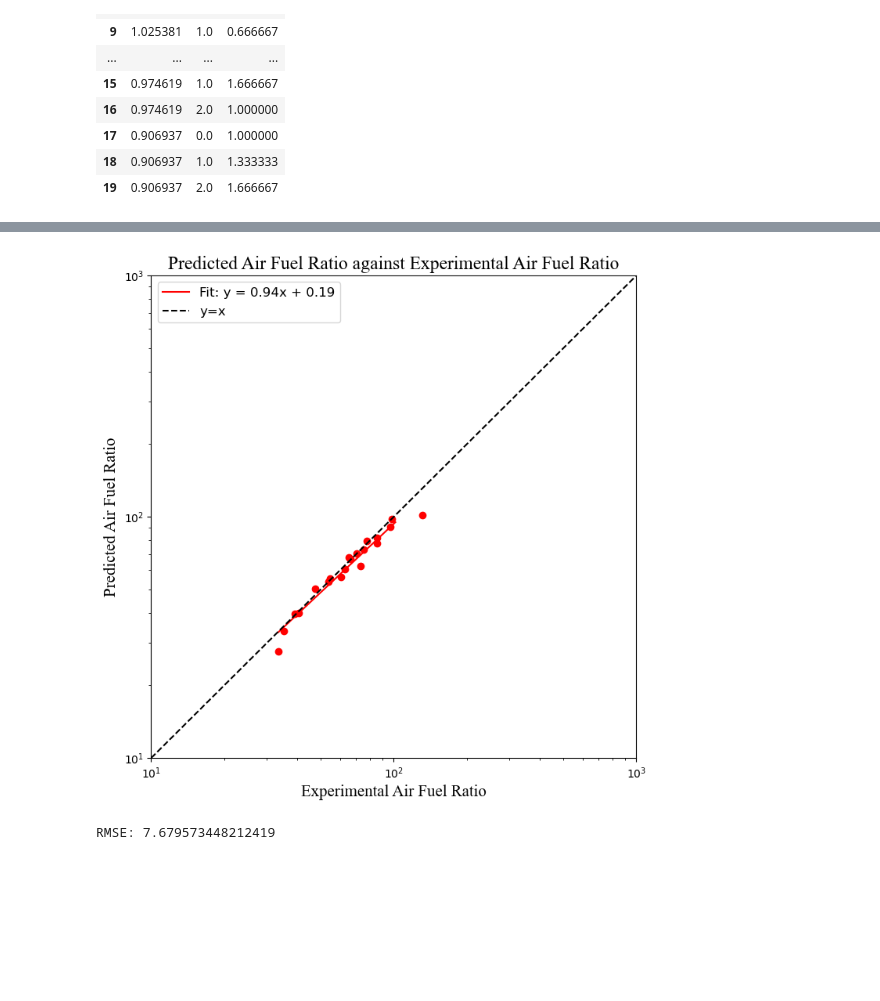
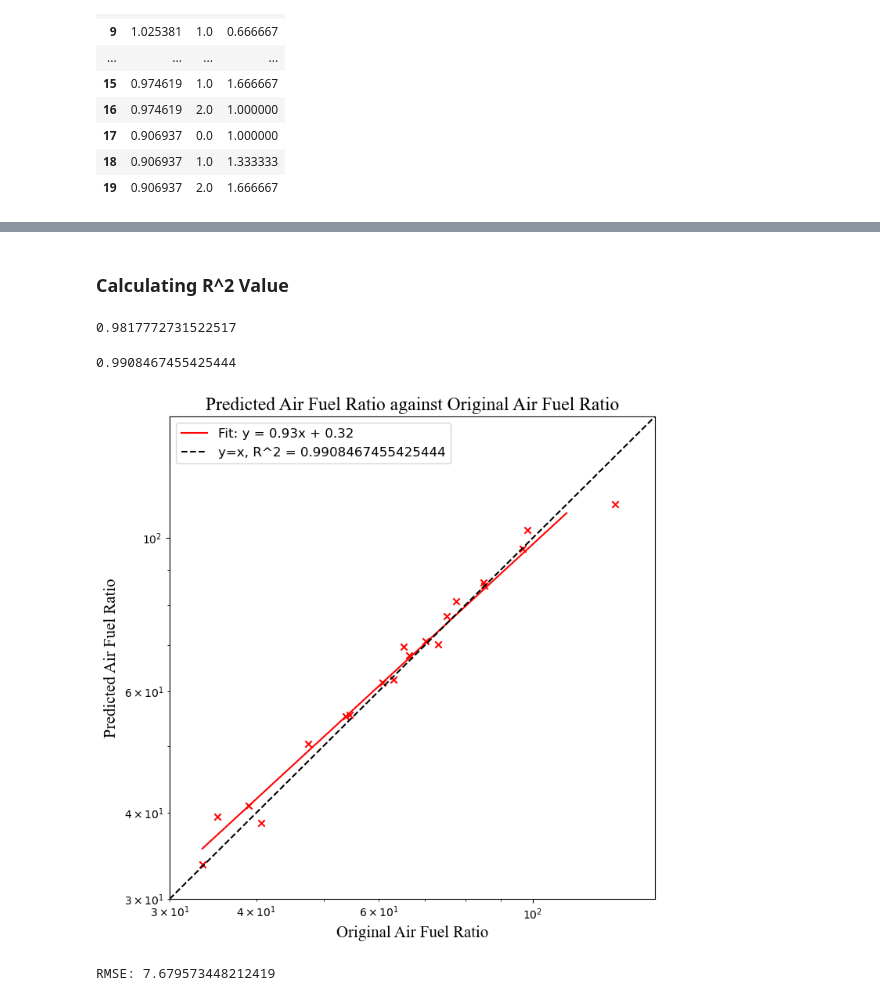
Before and after one commit to shawnkchan/ME249_P2, a Jupyter notebook: CodeP2.4F23.ipynb, the cells around one changed output, grey strips where cells are left out. Drawn from its saved outputs; the diff is of its cells as text; code cells hidden in the pictures; blank space fills up the shorter version.

```diff
--- a/CodeP2.4F23.ipynb
+++ b/CodeP2.4F23.ipynb
@@ -628,37 +694,48 @@ outputs_predicted_df
+# %% [markdown]
+### Calculating R^2 Value
+# %%
+corr_coeff = np.corrcoef(outputs_predicted_df["a"], outputs_experimental["a"])
+correlation_coeff_value = corr_coeff[0][1]
+display(correlation_coeff_value)
+r_square_value = correlation_coeff_value ** 0.5
+r_square_value
+# %% [output]
+0.9817772731522517
+0.9908467455425444
 # %%
 x = outputs_experimental['a']
 y = outputs_predicted_df['a']
 
 coefficients = np.polyfit(np.log(x), np.log(y), 1)
 line_function = np.poly1d(coefficients)
 
 # Create a range for predicted values for the fit line
 x_vals = np.linspace(min(x), max(y), 400)
 y_vals = np.exp(line_function(np.log(x_vals)))
 
 #best fit line and y = x line
-plt.scatter(x, y, c='red')
+plt.scatter(x, y, c='red', marker='x')
 plt.plot(x_vals, y_vals, color='red', label=f'Fit: y = {coefficients[0]:.2f}x + {coefficients[1]:.2f}')
-plt.axline((0, 0), (1,1),color='black',linestyle='--', label=f'y=x',)
+plt.axline((0, 0), (1,1),color='black',linestyle='--', label=f'y=x, R^2 = {r_square_value}',)
 
 #visuals
 font_family = 'Times New Roman'
 title_font_size=17
 label_font_size=15
 legend_tick_font_size=12
 
-plt.title('Predicted Air Fuel Ratio against Experimental Air Fuel Ratio', fontsize=title_font_size, fontfamily=font_family)
-plt.xlabel('Experimental Air Fuel Ratio', fontsize=label_font_size, fontfamily=font_family)
+plt.title('Predicted Air Fuel Ratio against Original Air Fuel Ratio', fontsize=title_font_size, fontfamily=font_family)
+plt.xlabel('Original Air Fuel Ratio', fontsize=label_font_size, fontfamily=font_family)
 plt.ylabel('Predicted Air Fuel Ratio', fontsize=label_font_size, fontfamily=font_family)
 
 plt.legend(fontsize = legend_tick_font_size)
 plt.loglog()
-plt.xlim(xmax=1000, xmin=10)
-plt.ylim(ymax=1000, ymin=10)
+plt.xlim(xmax=150, xmin=30)
+plt.ylim(ymax=150, ymin=30)
 
 plt.show()
 # %% [output]
-[figure, old version]
+[figure, new version]
 # %%
 error_df = outputs_predicted_df - outputs_experimental
 squared_error = error_df.multiply(error_df)
```
Also changed, not shown: parts of 15 cells of this notebook, 21 other files.
